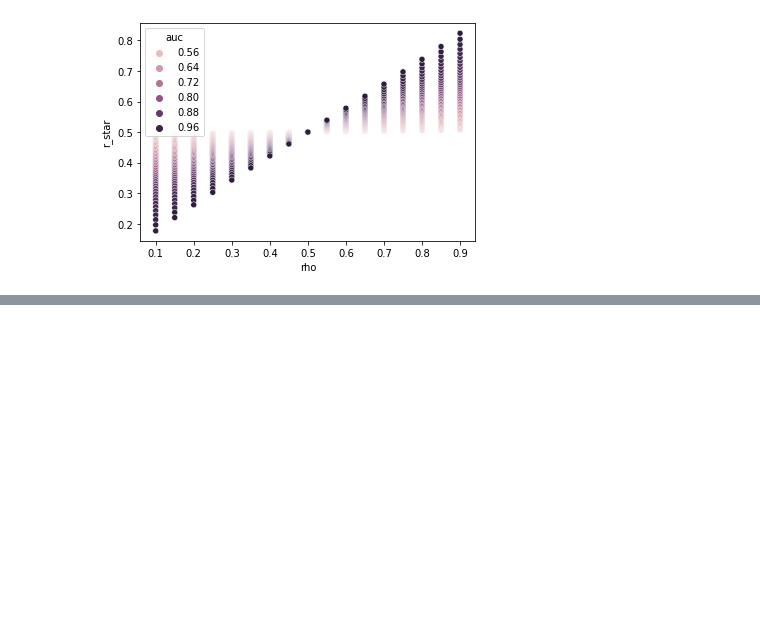
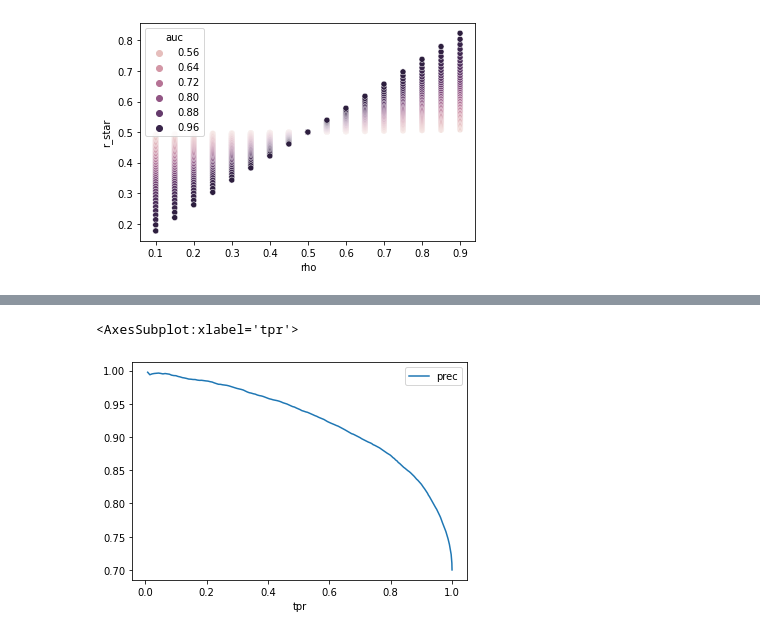
Before and after one commit to sungcheolkim78/pyFiDEL, a Jupyter notebook: docs/Tutorial.ipynb, the cells around one changed output, grey strips where cells are left out. Saved outputs shown, nothing was run; the diff lists cells and outputs as text; code cells hidden in the pictures; blank space fills up the shorter version.

```diff
--- a/docs/Tutorial.ipynb
+++ b/docs/Tutorial.ipynb
@@ -212,0 +253,5 @@ b
+# %%
+df.plot(x='tpr', y='prec')
+# %% [output]
+<AxesSubplot:xlabel='tpr'>
+[figure, added]
```
Also changed, not shown: parts of 19 cells of this notebook, 4 other files.
